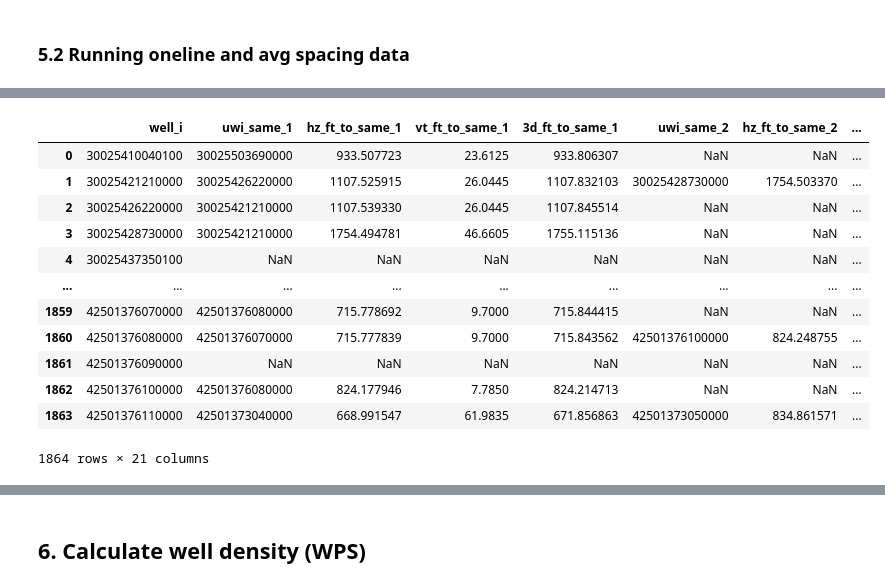
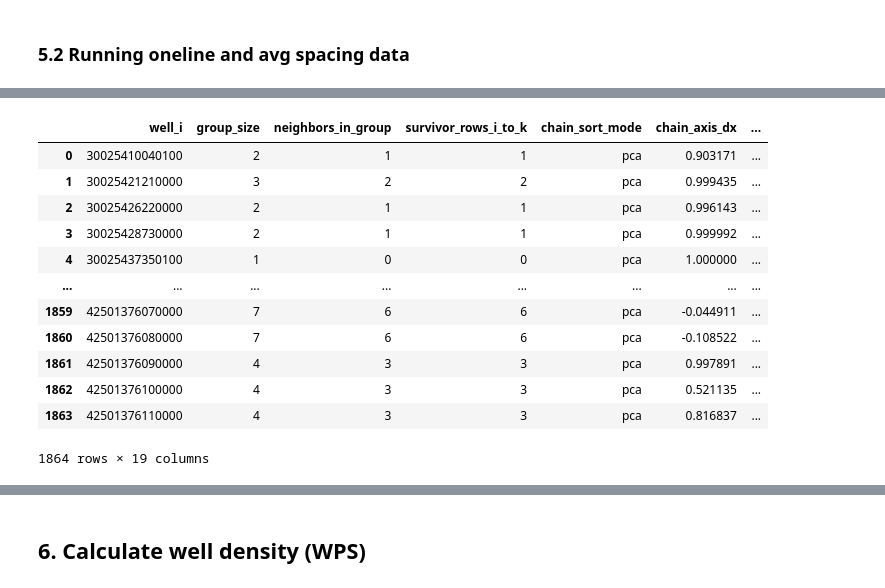
Before and after one commit to apoorvasaxena03/well-spacing-analyzer, a Jupyter notebook: notebooks/spacing_stat_ik_v1.ipynb, the cells around one changed output, grey strips where cells are left out. Drawn from its saved outputs; the diff is of its cells as text; code cells hidden in the pictures.

```diff
--- a/notebooks/spacing_stat_ik_v1.ipynb
+++ b/notebooks/spacing_stat_ik_v1.ipynb
@@ -3979,30 +3977,20 @@ overrides = pd.DataFrame({
 
 # nb = DirectionalBenchNeighbors(overrides_df=overrides)
 nb = DirectionalBenchNeighbors()
+avg_spacing = AvgSpacingCalculator()
 
-one_line_summary = nb.summarize(
-    spacing_df=df_spacing_ik_bench_filt,
-    header_df=df_header_filter,
-    cutoff_ft=1_800.0,
-    vertical_cutoff_ft=125.0,         # global default if per-well vertical is NaN/missing
-    axis_mode="any",
-    overlap_pct_k_min=0.40,           # global default if per-well overlap is NaN/missing
-)
+# one_line_summary = nb.summarize(
+#     spacing_df=df_spacing_ik_bench_filt,
+#     header_df=df_header_filter,
+#     cutoff_ft=1_800.0,
+#     vertical_cutoff_ft=125.0,         # global default if per-well vertical is NaN/missing
+#     axis_mode="any",
+#     overlap_pct_k_min=0.40,           # global default if per-well overlap is NaN/missing
+# )
 # %%
-# nb.summarize_avg_spacing(
-#     spacing_df=df_spacing_ik_bench_filt,
-#     cutoff_ft=1_320.0,                    # horizontal cutoff
-#     # vertical_cutoff_ft=200.0,            # optional
-#     overlap_pct_k_min=0.40,              # reused as generic adjacency-min
-#     # proj_coverage_min=0.25,              # optional gate for oblique/perp rows
-#     trajectories=df_utm_lateral,  # long DataFrame with uwi/x/y
-#     axis_mode="any",                     # or "EW"/"NS" to match DBN picks
-#     include_unweighted=True,
-#     neighborhood_mode="chain",
-#     chain_sort_mode="pca",
-#     edge_pick="forward",
-#     debug_mode="both",
-#     debug_well_i="42003458600000",
-#     debug_show=True,
-#     debug_label_members=True,
-# )
+avg_spacing_df = avg_spacing.summarize(
+    spacing_df=df_spacing_ik_bench_filt,
+    overlap_pct_k_min=0.40,
+    cutoff_ft=1_800.0,
+    trajectories=df_utm_lateral
+)
@@ -4009,19 +4005,19 @@ one_line_summary = nb.summarize(
 # %%
-one_line_summary
+avg_spacing_df
 # %% [output]
-|  | well_i | uwi_same_1 | hz_ft_to_same_1 | vt_ft_to_same_1 | 3d_ft_to_same_1 | uwi_same_2 | hz_ft_to_same_2 | ... |
-| 0 | 30025410040100 | 30025503690000 | 933.507723 | 23.6125 | 933.806307 | NaN | NaN | ... |
-| 1 | 30025421210000 | 30025426220000 | 1107.525915 | 26.0445 | 1107.832103 | 30025428730000 | 1754.503370 | ... |
-| 2 | 30025426220000 | 30025421210000 | 1107.539330 | 26.0445 | 1107.845514 | NaN | NaN | ... |
-| 3 | 30025428730000 | 30025421210000 | 1754.494781 | 46.6605 | 1755.115136 | NaN | NaN | ... |
-| 4 | 30025437350100 | NaN | NaN | NaN | NaN | NaN | NaN | ... |
-| ... | ... | ... | ... | ... | ... | ... | ... | ... |
-| 1859 | 42501376070000 | 42501376080000 | 715.778692 | 9.7000 | 715.844415 | NaN | NaN | ... |
-| 1860 | 42501376080000 | 42501376070000 | 715.777839 | 9.7000 | 715.843562 | 42501376100000 | 824.248755 | ... |
-| 1861 | 42501376090000 | NaN | NaN | NaN | NaN | NaN | NaN | ... |
-| 1862 | 42501376100000 | 42501376080000 | 824.177946 | 7.7850 | 824.214713 | NaN | NaN | ... |
-| 1863 | 42501376110000 | 42501373040000 | 668.991547 | 61.9835 | 671.856863 | 42501373050000 | 834.861571 | ... |
+|  | well_i | group_size | neighbors_in_group | survivor_rows_i_to_k | chain_sort_mode | chain_axis_dx | ... |
+| 0 | 30025410040100 | 2 | 1 | 1 | pca | 0.903171 | ... |
+| 1 | 30025421210000 | 3 | 2 | 2 | pca | 0.999435 | ... |
+| 2 | 30025426220000 | 2 | 1 | 1 | pca | 0.996143 | ... |
+| 3 | 30025428730000 | 2 | 1 | 1 | pca | 0.999992 | ... |
+| 4 | 30025437350100 | 1 | 0 | 0 | pca | 1.000000 | ... |
+| ... | ... | ... | ... | ... | ... | ... | ... |
+| 1859 | 42501376070000 | 7 | 6 | 6 | pca | -0.044911 | ... |
+| 1860 | 42501376080000 | 7 | 6 | 6 | pca | -0.108522 | ... |
+| 1861 | 42501376090000 | 4 | 3 | 3 | pca | 0.997891 | ... |
+| 1862 | 42501376100000 | 4 | 3 | 3 | pca | 0.521135 | ... |
+| 1863 | 42501376110000 | 4 | 3 | 3 | pca | 0.816837 | ... |
-1864 rows × 21 columns
+1864 rows × 19 columns
 # %%
 df_spacing_ik_bench_filt
 # %% [output]
```
Also changed, not shown: parts of 3 cells of this notebook, 3 other files.
